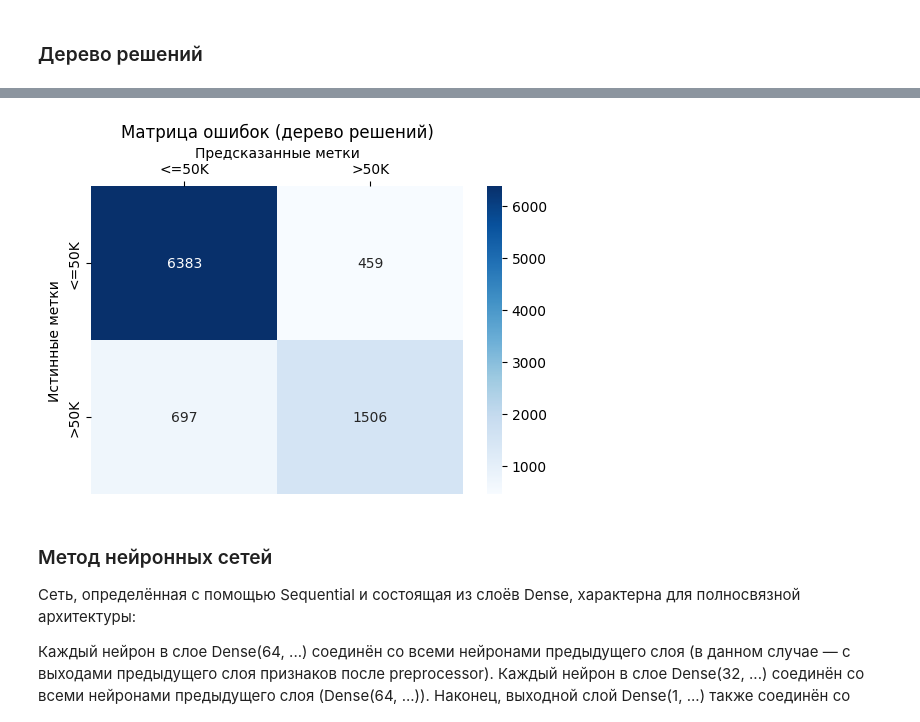
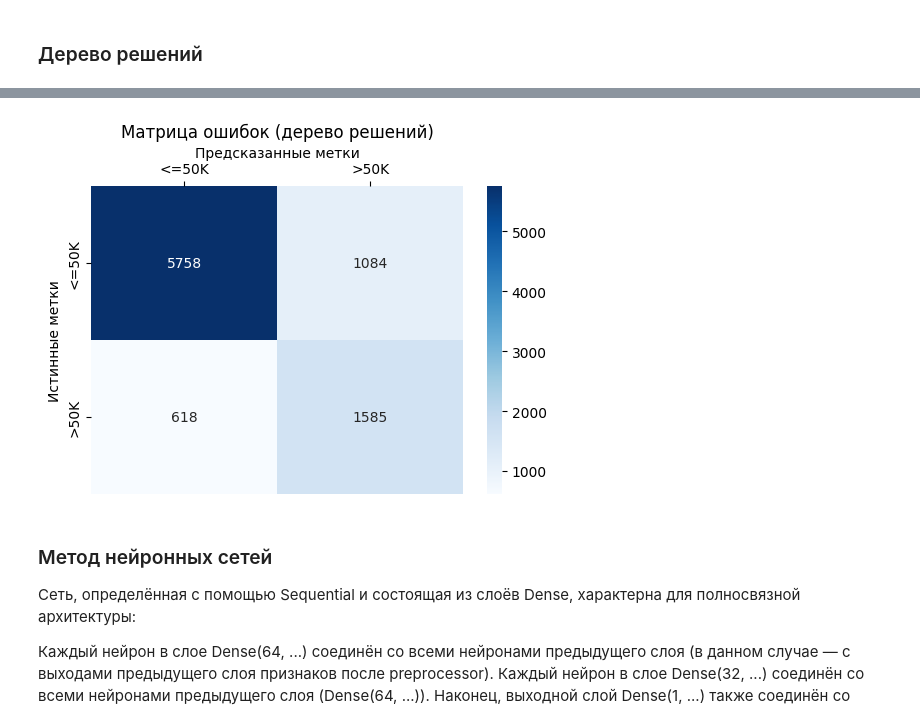
Before and after one commit to DaryaBorovinskaya/MAD_lab2, a Jupyter notebook: Slava.ipynb, the cells around one changed output, grey strips where cells are left out. Cells and saved outputs as stored; diff of their text form; code cells hidden in the pictures.

```diff
--- a/Slava.ipynb
+++ b/Slava.ipynb
@@ -304,19 +305,19 @@ AUC: 0.8510
 ------------------------------
 [figure]
 # %%
-cm = confusion_matrix(y_test, y_pred)
+cm = confusion_matrix(y_test, y_test_pred)
 plt.figure(figsize=(6, 4))
 sns.heatmap(cm, annot=True, fmt='d', cmap='Blues',
             xticklabels=le_income.classes_, yticklabels=le_income.classes_)
 plt.xticks(rotation=0)  # Убираем поворот (если есть)
 plt.gca().xaxis.tick_top()  # Перемещаем ось X наверх
 plt.gca().xaxis.set_label_position('top')  # Подпись оси X тоже наверх
 plt.xlabel('Предсказанные метки')
 plt.ylabel('Истинные метки')
 plt.title('Матрица ошибок (дерево решений)')
 plt.show()
 # %% [output]
-[figure, old version]
+[figure, new version]
 # %% [markdown]
 ### Метод нейронных сетей
 
```
Also changed, not shown: parts of 4 cells of this notebook, 1 other file.
